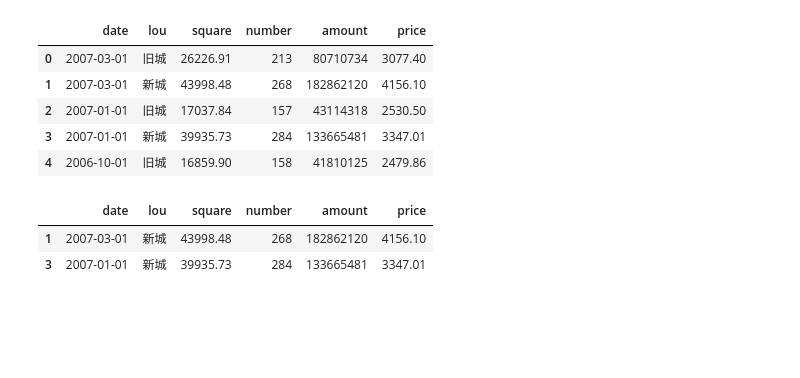
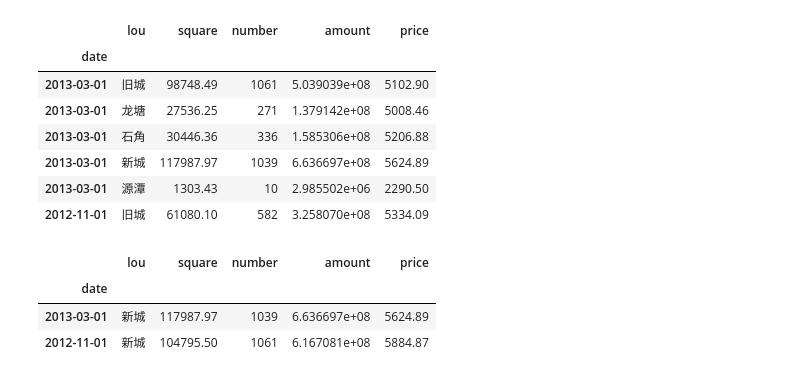
Before and after one commit to tobinchen/Lou, a Jupyter notebook: LouSpider/statistics.ipynb, the cells around one changed output. Saved outputs shown, nothing was run; the diff lists cells and outputs as text; code cells hidden in the pictures; blank space fills up the shorter version.

```diff
--- a/LouSpider/statistics.ipynb
+++ b/LouSpider/statistics.ipynb
@@ -7,18 +11,21 @@ import matplotlib.pyplot as plt
 # %%
-louDf=pd.read_csv("output.txt",header=None,names=['date','lou','square','number','amount','price'])
-louDf.head(5)
+louDf=pd.read_csv("result.txt",header=None,names=['date','lou','square','number','amount','price'],parse_dates=True,index_col=['date'])
+louDf.head(6)
 # %% [output]
-|  | date | lou | square | number | amount | price |
-| 0 | 2007-03-01 | 旧城 | 26226.91 | 213 | 80710734 | 3077.40 |
-| 1 | 2007-03-01 | 新城 | 43998.48 | 268 | 182862120 | 4156.10 |
-| 2 | 2007-01-01 | 旧城 | 17037.84 | 157 | 43114318 | 2530.50 |
-| 3 | 2007-01-01 | 新城 | 39935.73 | 284 | 133665481 | 3347.01 |
-| 4 | 2006-10-01 | 旧城 | 16859.90 | 158 | 41810125 | 2479.86 |
+|  | lou | square | number | amount | price |
+| date |  |  |  |  |  |
+| 2013-03-01 | 旧城 | 98748.49 | 1061 | 5.039039e+08 | 5102.90 |
+| 2013-03-01 | 龙塘 | 27536.25 | 271 | 1.379142e+08 | 5008.46 |
+| 2013-03-01 | 石角 | 30446.36 | 336 | 1.585306e+08 | 5206.88 |
+| 2013-03-01 | 新城 | 117987.97 | 1039 | 6.636697e+08 | 5624.89 |
+| 2013-03-01 | 源潭 | 1303.43 | 10 | 2.985502e+06 | 2290.50 |
+| 2012-11-01 | 旧城 | 61080.10 | 582 | 3.258070e+08 | 5334.09 |
 # %%
 xc=louDf[louDf['lou']=='新城']
 xc.head(2)
 # %% [output]
-|  | date | lou | square | number | amount | price |
-| 1 | 2007-03-01 | 新城 | 43998.48 | 268 | 182862120 | 4156.10 |
-| 3 | 2007-01-01 | 新城 | 39935.73 | 284 | 133665481 | 3347.01 |
+|  | lou | square | number | amount | price |
+| date |  |  |  |  |  |
+| 2013-03-01 | 新城 | 117987.97 | 1039 | 6.636697e+08 | 5624.89 |
+| 2012-11-01 | 新城 | 104795.50 | 1061 | 6.167081e+08 | 5884.87 |
 # %%
```
Also changed, not shown: parts of 8 cells of this notebook, 6 other files.
